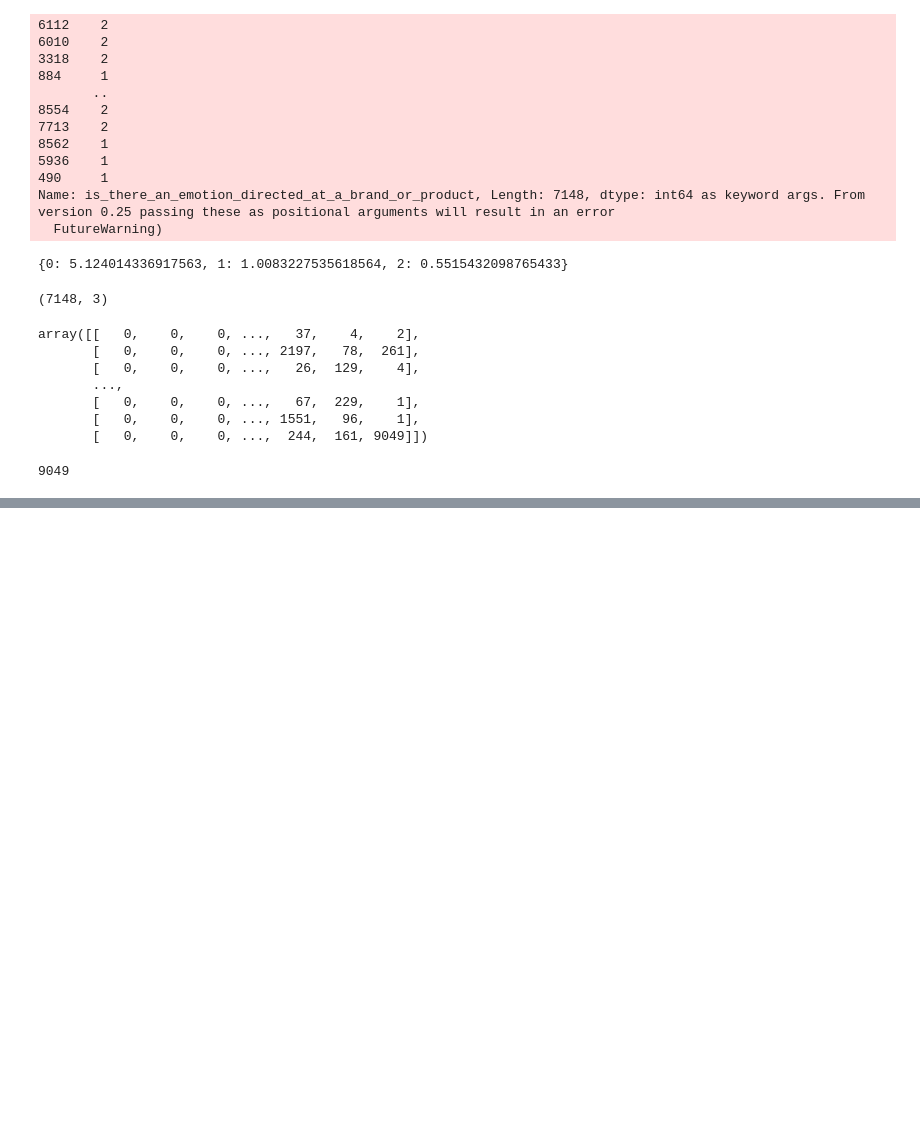
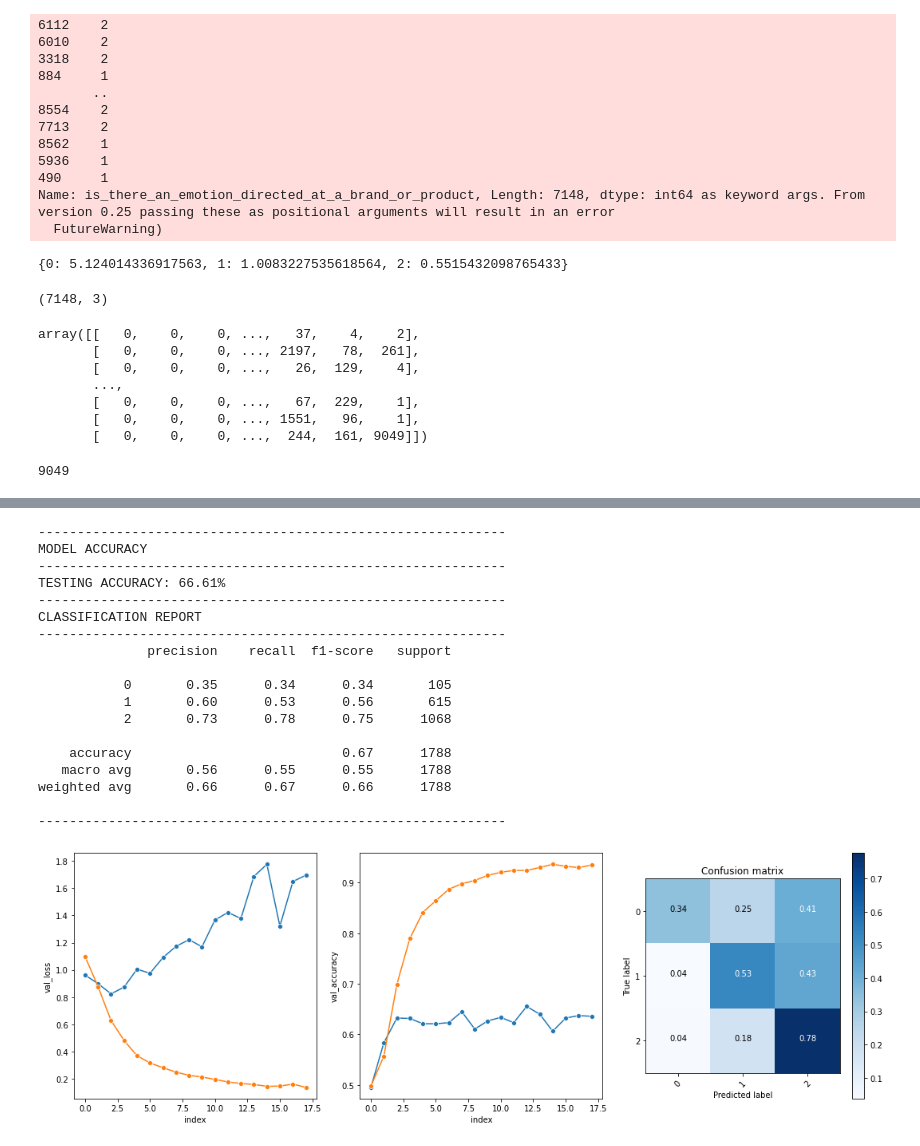
Before and after one commit to gabrieljarosi/dsc-mod-4-project-v2-1-onl01-dtsc-pt-052620, a Jupyter notebook: main_notebook.ipynb, the cells around one changed output, grey strips where cells are left out. Cells and saved outputs as stored; diff of their text form; code cells hidden in the pictures; blank space fills up the shorter version.

```diff
--- a/main_notebook.ipynb
+++ b/main_notebook.ipynb
@@ -555,3 +669,25 @@ Epoch 6/50
+# %%
+model_eval_2(y_test_seq.argmax(axis=1),y_hat_test,classes=[0,1,2])
+# %% [output]
+------------------------------------------------------------
+MODEL ACCURACY
+------------------------------------------------------------
+TESTING ACCURACY: 66.61%
+------------------------------------------------------------
+CLASSIFICATION REPORT
+------------------------------------------------------------
+              precision    recall  f1-score   support
+
+           0       0.35      0.34      0.34       105
+           1       0.60      0.53      0.56       615
+           2       0.73      0.78      0.75      1068
+
+    accuracy                           0.67      1788
+   macro avg       0.56      0.55      0.55      1788
+weighted avg       0.66      0.67      0.66      1788
+
+------------------------------------------------------------
+[figure, added]
 # %%
 y_hat_test = model.predict(X_test_seq).argmax(axis=1)
 y_hat_test[:5]
```
Also changed, not shown: parts of 15 cells of this notebook, 6 other files.
